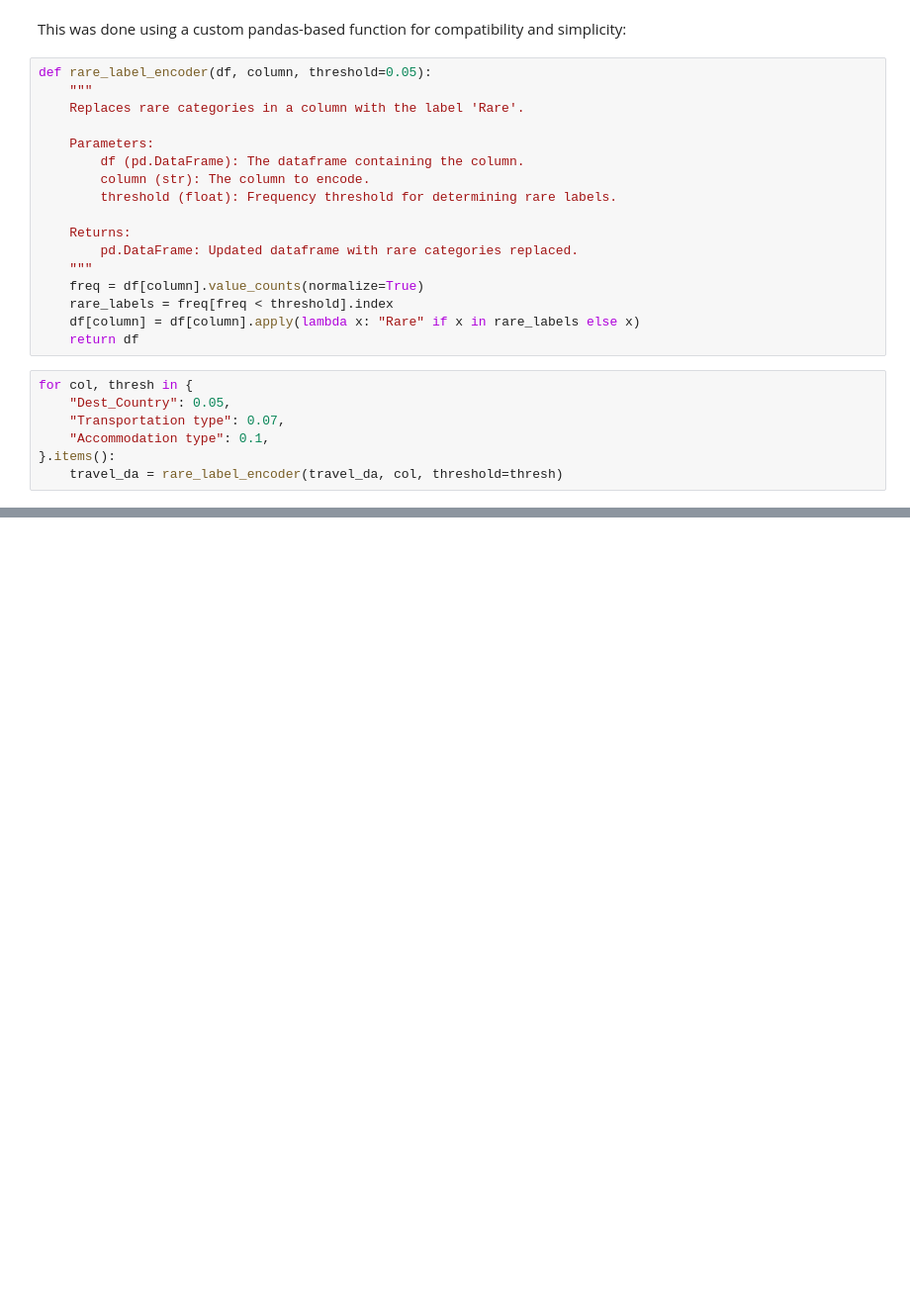
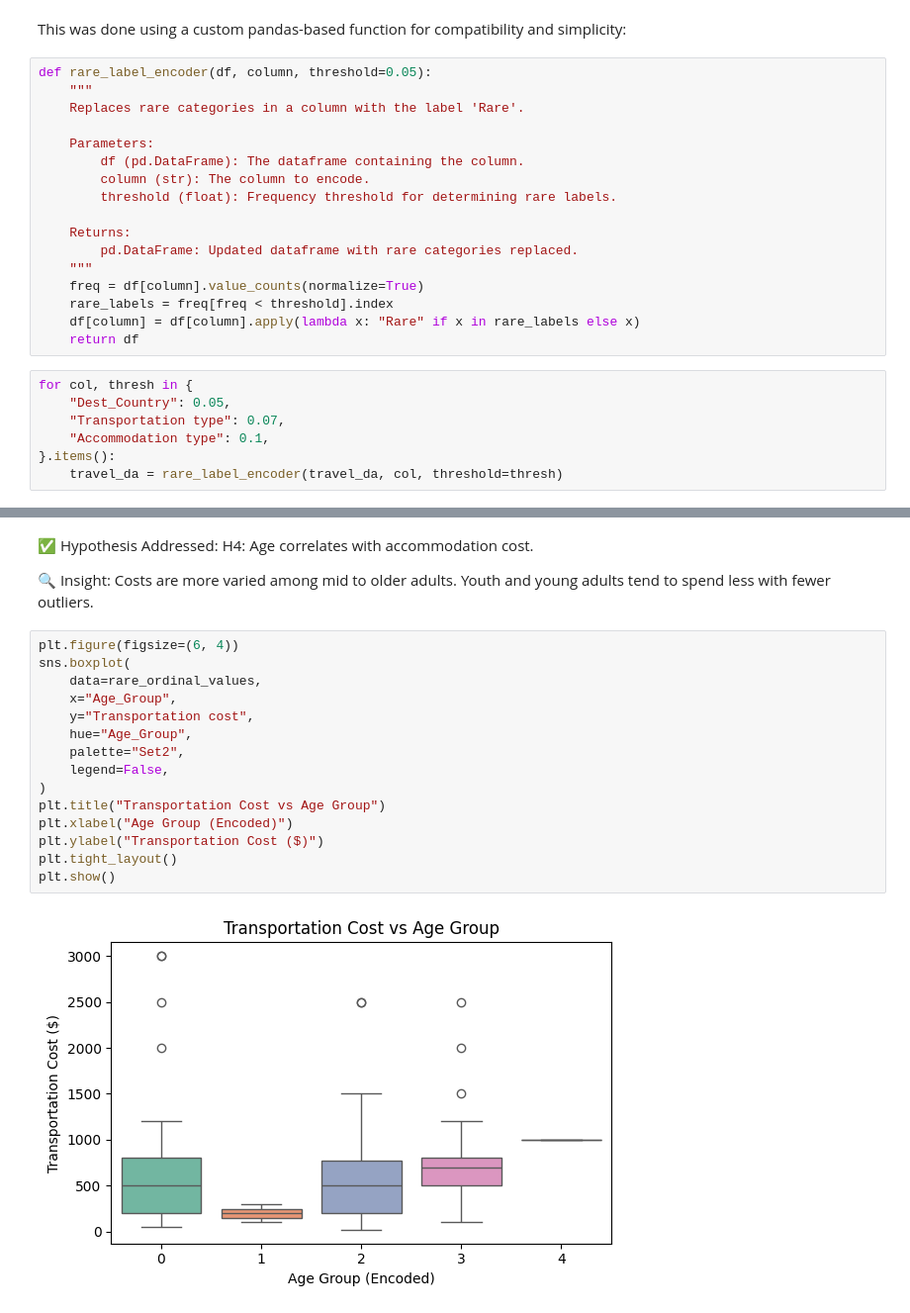
Before and after one commit to banerjixplores/travel_trends, a Jupyter notebook: jupyter_notebooks/Hackathon_Travel_Dataset.ipynb, the cells around one changed output, grey strips where cells are left out. Shown at 99% size. Drawn from its saved outputs; the diff is of its cells as text; blank space fills up the shorter version.

```diff
--- a/jupyter_notebooks/Hackathon_Travel_Dataset.ipynb
+++ b/jupyter_notebooks/Hackathon_Travel_Dataset.ipynb
@@ -1012,0 +1407,23 @@ NameError: name 'rare_values' is not defined
+# %% [markdown]
+✅ Hypothesis Addressed:
+H4: Age correlates with accommodation cost.
+
+🔍 Insight:
+Costs are more varied among mid to older adults. Youth and young adults tend to spend less with fewer outliers.
+# %%
+plt.figure(figsize=(6, 4))
+sns.boxplot(
+    data=rare_ordinal_values,
+    x="Age_Group",
+    y="Transportation cost",
+    hue="Age_Group",
+    palette="Set2",
+    legend=False,
+)
+plt.title("Transportation Cost vs Age Group")
+plt.xlabel("Age Group (Encoded)")
+plt.ylabel("Transportation Cost ($)")
+plt.tight_layout()
+plt.show()
+# %% [output]
+[figure, added]
```
Also changed, not shown: parts of 45 cells of this notebook.
